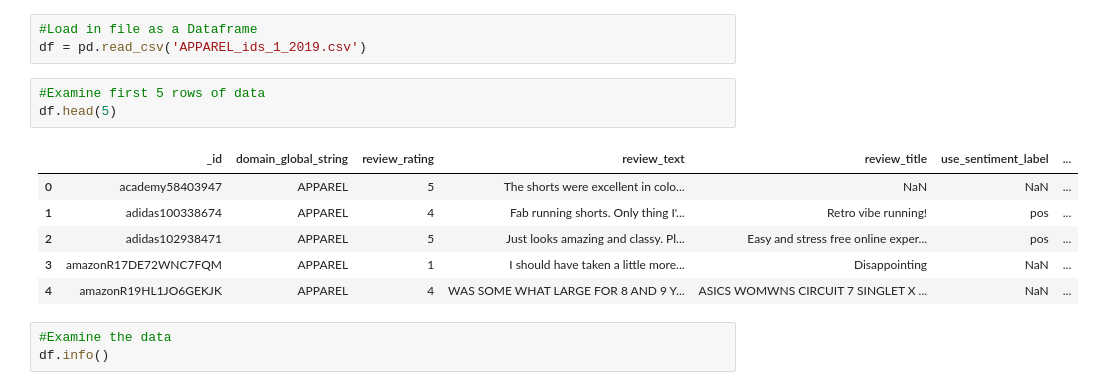
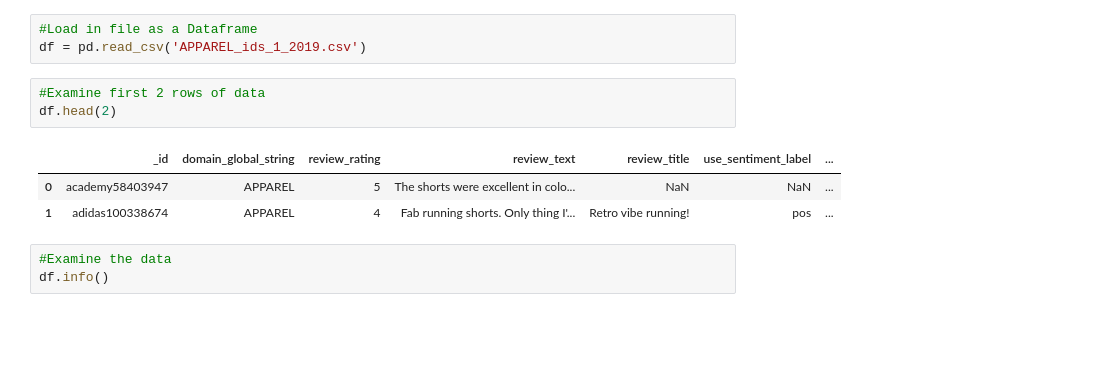
Before and after one commit to jltsao88/Info_From_Mined_Data, a Jupyter notebook: Task_2/Task2_Notebook.ipynb, the cells around one changed output. Cells and saved outputs as stored; diff of their text form; blank space fills up the shorter version.

```diff
--- a/Task_2/Task2_Notebook.ipynb
+++ b/Task_2/Task2_Notebook.ipynb
@@ -30,15 +30,12 @@ warnings.filterwarnings('ignore')
 #Load in file as a Dataframe
 df = pd.read_csv('APPAREL_ids_1_2019.csv')
 # %%
-#Examine first 5 rows of data
-df.head(5)
+#Examine first 2 rows of data
+df.head(2)
 # %% [output]
 |  | _id | domain_global_string | review_rating | review_text | review_title | use_sentiment_label | ... |
 | 0 | academy58403947 | APPAREL | 5 | The shorts were excellent in colo... | NaN | NaN | ... |
 | 1 | adidas100338674 | APPAREL | 4 | Fab running shorts. Only thing I'... | Retro vibe running! | pos | ... |
-| 2 | adidas102938471 | APPAREL | 5 | Just looks amazing and classy. Pl... | Easy and stress free online exper... | pos | ... |
-| 3 | amazonR17DE72WNC7FQM | APPAREL | 1 | I should have taken a little more... | Disappointing | NaN | ... |
-| 4 | amazonR19HL1JO6GEKJK | APPAREL | 4 | WAS SOME WHAT LARGE FOR 8 AND 9 Y... | ASICS WOMWNS CIRCUIT 7 SINGLET X ... | NaN | ... |
 # %%
 #Examine the data
 df.info()
```
Also changed, not shown: parts of 5 cells of this notebook, 3 other files.
